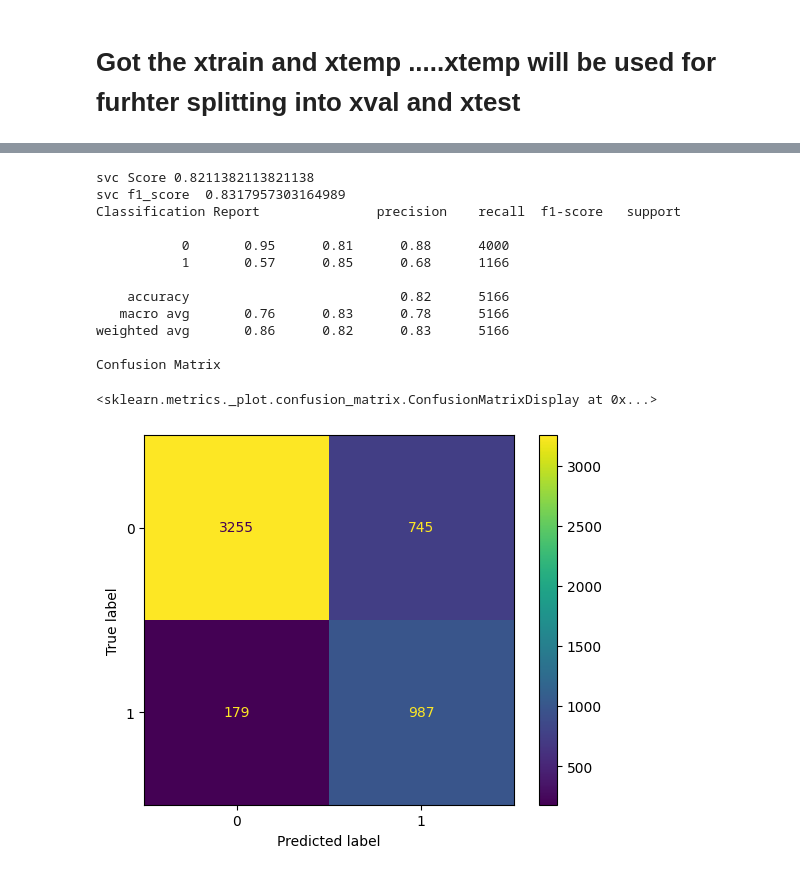
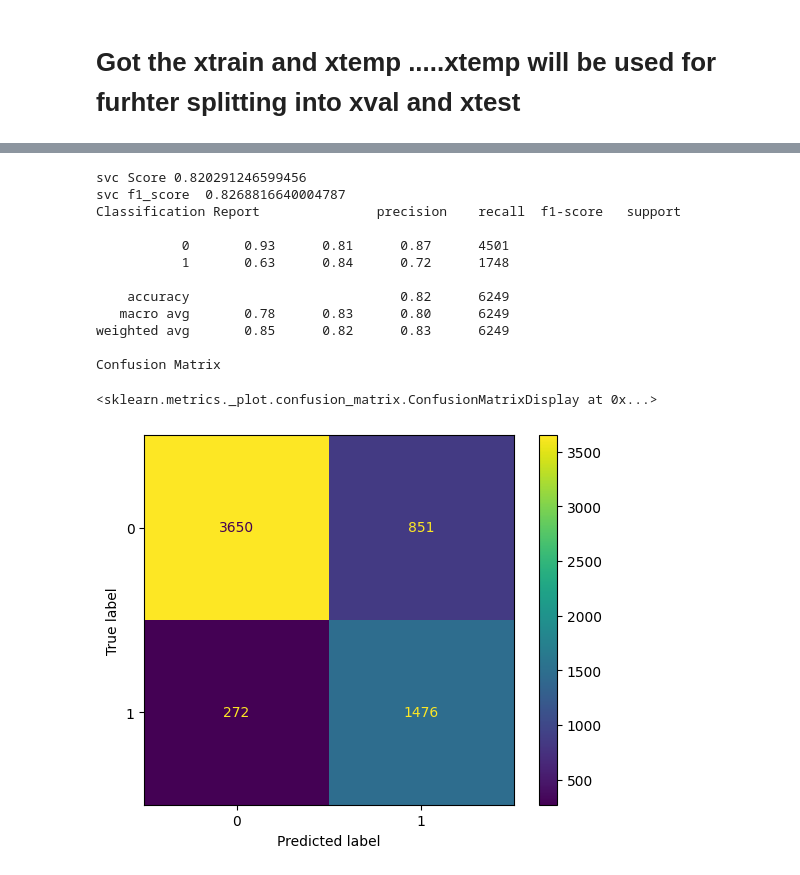
Before and after one commit to linisha04/Predict-the-Success-of-Bank-telemarketing, a Jupyter notebook: liniiiii.ipynb, the cells around one changed output, grey strips where cells are left out. Cells and saved outputs as stored; diff of their text form; code cells hidden in the pictures.

```diff
--- a/liniiiii.ipynb
+++ b/liniiiii.ipynb
@@ -952,7 +952,7 @@ from sklearn.pipeline import Pipeline
 from sklearn.metrics import f1_score
 
 
-xtrain , xtest , ytrain , ytest = train_test_split(train , y ,test_size=0.2, random_state=1 , shuffle=True , stratify=y)
+xtrain , xtest , ytrain , ytest = train_test_split(train , y ,test_size=0.3, random_state=1 , shuffle=True , stratify=y)
 
 # xval , xtest , yval , ytest = train_test_split(xtemp , ytemp ,test_size=0.5, random_state=1 , shuffle=True , stratify=ytemp)
 
@@ -970,6 +977,10 @@ train.shape
+# %%
+xtrain=col_transformer.fit_transform(xtrain)
 # %%
-# from imblearn.over_sampling import SMOTE
+from imblearn.over_sampling import SMOTE
 
-# smote= SMOTE(sampling_strategy='minority', random_state=42)
+smote= SMOTE(sampling_strategy='minority', random_state=42)
 
-# xtrain , ytrain = smote.fit_resample(xtrain , ytrain)
+xtrain, ytrain = smote.fit_resample(xtrain, ytrain)
+
+print("After SMOTE:", ytrain.value_counts())
@@ -976,3 +992,5 @@ train.shape
+# %%
+xtest=col_transformer.transform(xtest)
 # %%
 from sklearn.decomposition import PCA
 # %%
@@ -1087,38 +1105,38 @@ smote = SMOTE(random_state=42)
 # %%
 from sklearn.svm import SVC
 
-# svc=SVC(random_state=1 , class_weight='balanced' , C=10 )
+svc=SVC(random_state=1 ,  C=10 )
 
-svc=Pipeline(steps=[('col_transformer',col_transformer),('smote',smote),('svc',SVC(random_state=1 , class_weight='balanced' ,C=10))])
+# svc=Pipeline(steps=[('col_transformer',col_transformer),('svc',SVC(random_state=1 , class_weight='balanced' ,C=10))])
 
 svc.fit(xtrain, ytrain)
 
 ypredicted_svc=svc.predict(xtest)
 
 print(   'svc Score'   ,  svc.score(xtest,ytest)  )
 
 print(   'svc f1_score '  ,     f1_score(ytest, ypredicted_svc  , average='weighted')    )
 
 
 print('Classification Report' ,classification_report(ytest ,ypredicted_svc ) )
 
 print('Confusion Matrix')
 ConfusionMatrixDisplay.from_estimator(svc,xtest,ytest)
 # %% [output]
-svc Score 0.8211382113821138
-svc f1_score  0.8317957303164989
+svc Score 0.820291246599456
+svc f1_score  0.8268816640004787
 Classification Report               precision    recall  f1-score   support
 
-           0       0.95      0.81      0.88      4000
-           1       0.57      0.85      0.68      1166
+           0       0.93      0.81      0.87      4501
+           1       0.63      0.84      0.72      1748
 
-    accuracy                           0.82      5166
-   macro avg       0.76      0.83      0.78      5166
-weighted avg       0.86      0.82      0.83      5166
+    accuracy                           0.82      6249
+   macro avg       0.78      0.83      0.80      6249
+weighted avg       0.85      0.82      0.83      6249
 
 Confusion Matrix
 <sklearn.metrics._plot.confusion_matrix.ConfusionMatrixDisplay at 0x...>
-[figure, old version]
+[figure, new version]
 # %%
 # from sklearn.model_selection import GridSearchCV
 
```
Also changed, not shown: parts of 15 cells of this notebook.
